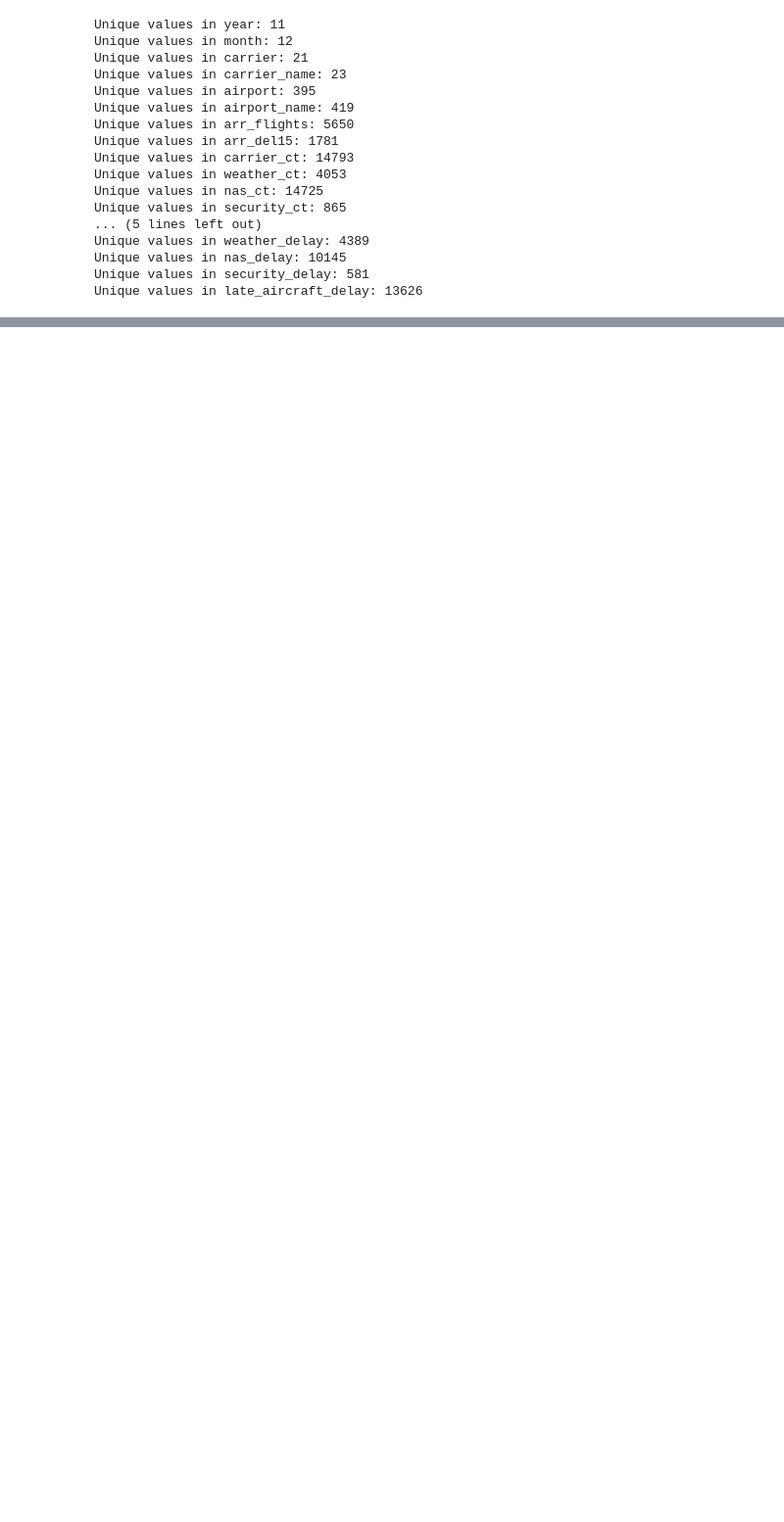
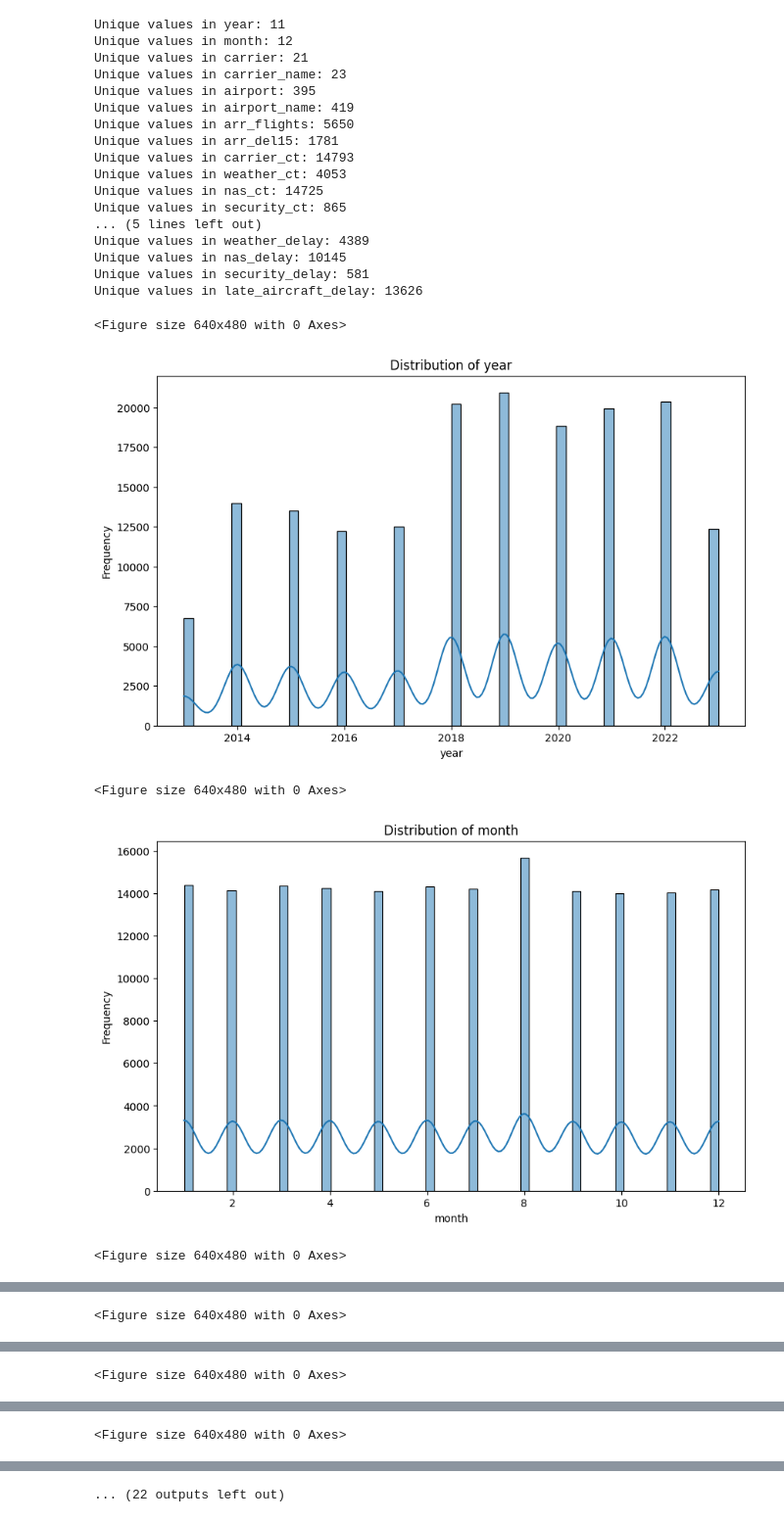
Before and after one commit to CresthaRaman/Flight-Delay, a Jupyter notebook: flight.ipynb, the cells around one changed output, grey strips where cells are left out. Shown at 98% size. Saved outputs shown, nothing was run; the diff lists cells and outputs as text; code cells hidden in the pictures; blank space fills up the shorter version.

```diff
--- a/flight.ipynb
+++ b/flight.ipynb
@@ -82,3 +60,19 @@ Unique values in weather_delay: 4389
 Unique values in nas_delay: 10145
 Unique values in security_delay: 581
 Unique values in late_aircraft_delay: 13626
+# %%
+numeric_columns = df.select_dtypes(include=['int64', 'float64']).columns
+for column in numeric_columns:
+    plt.subplots_adjust(hspace=0.5)
+    plt.figure(figsize=(10, 6))
+    sns.histplot(df[column], kde=True)
+    plt.title(f"Distribution of {column}")
+    plt.xlabel(column)
+    plt.ylabel("Frequency")
+    plt.show()
+# %% [output]
+<Figure size 640x480 with 0 Axes>
+[figure, added]
+<Figure size 640x480 with 0 Axes>
+[figure, added]
+<Figure size 640x480 with 0 Axes>
@@ -84,0 +80 @@ Unique values in late_aircraft_delay: 13626
+<Figure size 640x480 with 0 Axes>
@@ -84,0 +82 @@ Unique values in late_aircraft_delay: 13626
+<Figure size 640x480 with 0 Axes>
@@ -84,0 +84 @@ Unique values in late_aircraft_delay: 13626
+<Figure size 640x480 with 0 Axes>
@@ -84,0 +86 @@ Unique values in late_aircraft_delay: 13626
+... (22 outputs left out)
```
Also changed, not shown: parts of 6 cells of this notebook.
